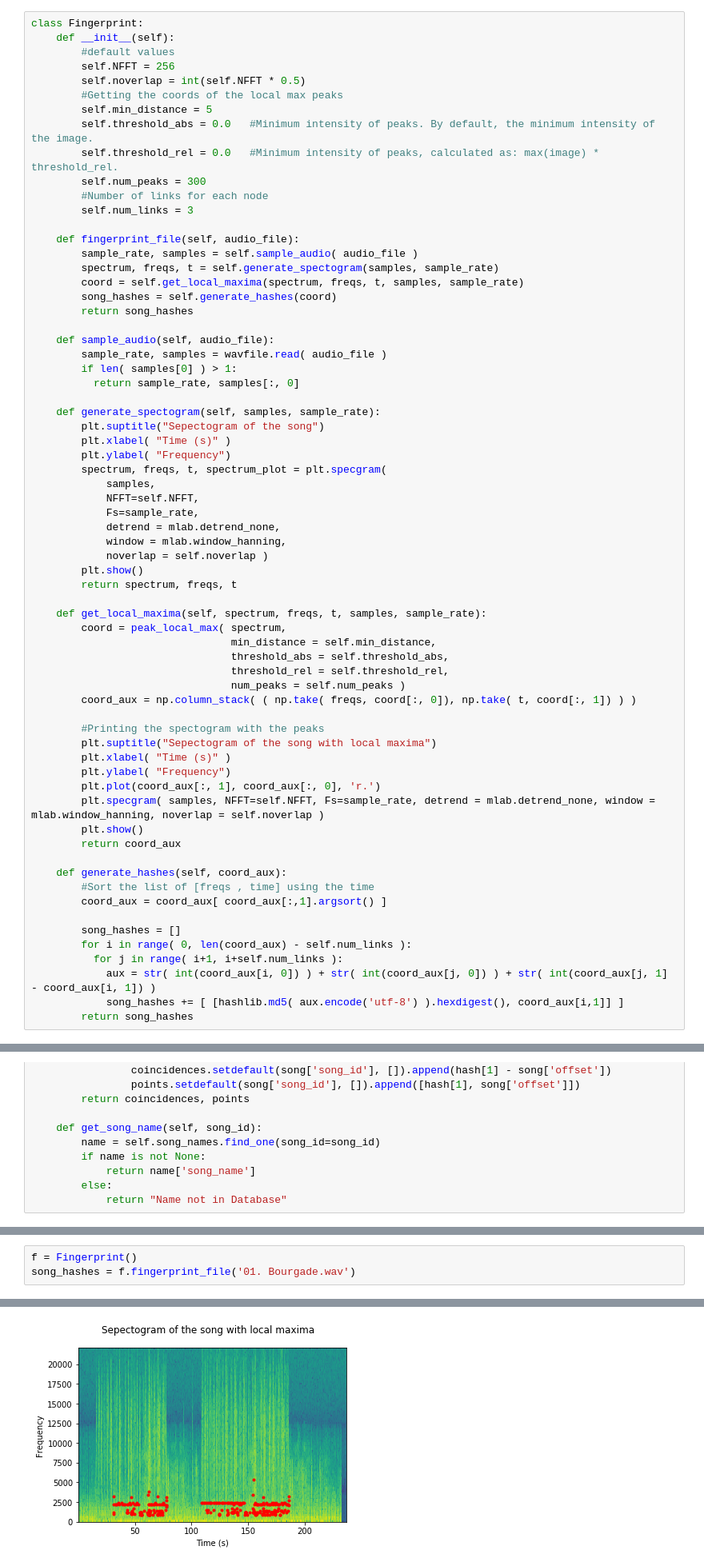
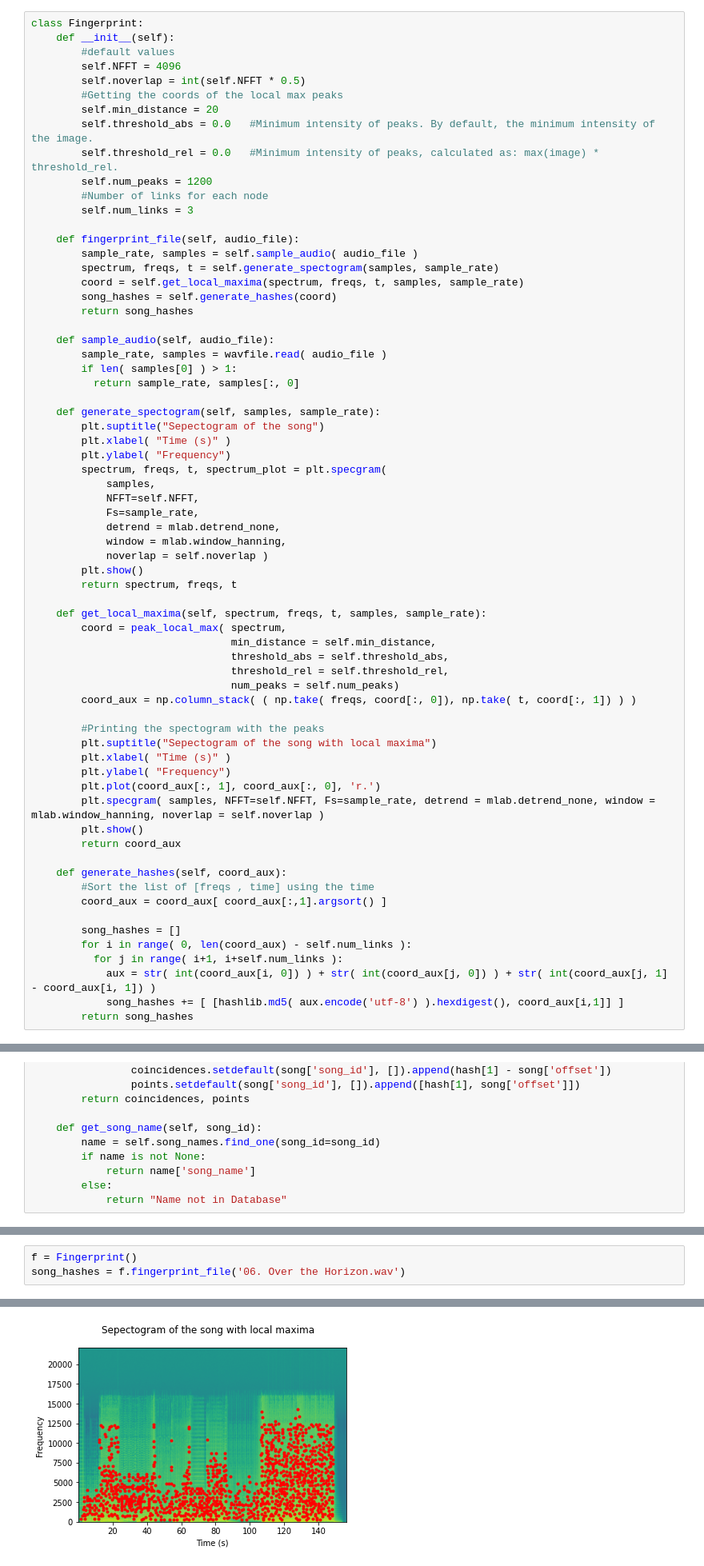
Before and after one commit to toful/Shazam, a Jupyter notebook: src/Shazam.ipynb, the cells around one changed output, grey strips where cells are left out. Shown at 80% size. Saved outputs shown, nothing was run; the diff lists cells and outputs as text.

Commit message:
Changes in fingerprint parameters

```diff
--- a/src/Shazam.ipynb
+++ b/src/Shazam.ipynb
@@ -14,13 +14,13 @@ import dataset
 class Fingerprint:
     def __init__(self):
         #default values
-        self.NFFT = 256
+        self.NFFT = 4096
         self.noverlap = int(self.NFFT * 0.5)
         #Getting the coords of the local max peaks
-        self.min_distance = 5
+        self.min_distance = 20
         self.threshold_abs = 0.0   #Minimum intensity of peaks. By default, the minimum intensity of the image.
         self.threshold_rel = 0.0   #Minimum intensity of peaks, calculated as: max(image) * threshold_rel.
-        self.num_peaks = 300
+        self.num_peaks = 1200
         #Number of links for each node
         self.num_links = 3
 
@@ -55,7 +55,7 @@ class Fingerprint:
                                 min_distance = self.min_distance,
                                 threshold_abs = self.threshold_abs,
                                 threshold_rel = self.threshold_rel,
-                                num_peaks = self.num_peaks )
+                                num_peaks = self.num_peaks)
         coord_aux = np.column_stack( ( np.take( freqs, coord[:, 0]), np.take( t, coord[:, 1]) ) )
 
         #Printing the spectogram with the peaks
@@ -137,4 +151,4 @@ class Compare:
 # %%
 f = Fingerprint()
-song_hashes = f.fingerprint_file('01. Bourgade.wav')
+song_hashes = f.fingerprint_file('06. Over the Horizon.wav')
 # %% [output]
@@ -142,2 +156,2 @@ song_hashes = f.fingerprint_file('01. Bourgade.wav')
-[figure, old version]
+[figure, new version]
 # %%
```
Also changed, not shown: parts of 5 cells of this notebook, 2 other files.
